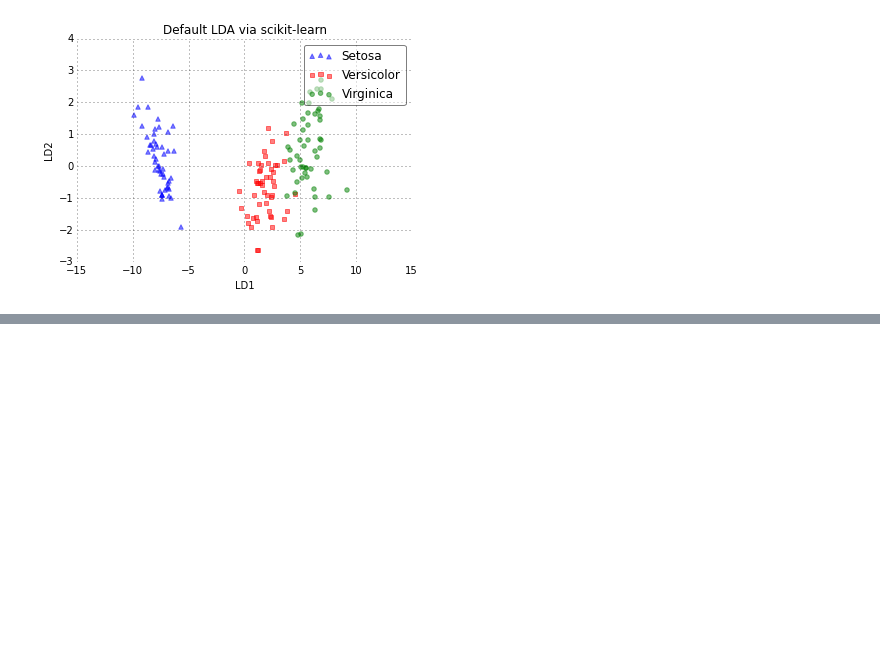
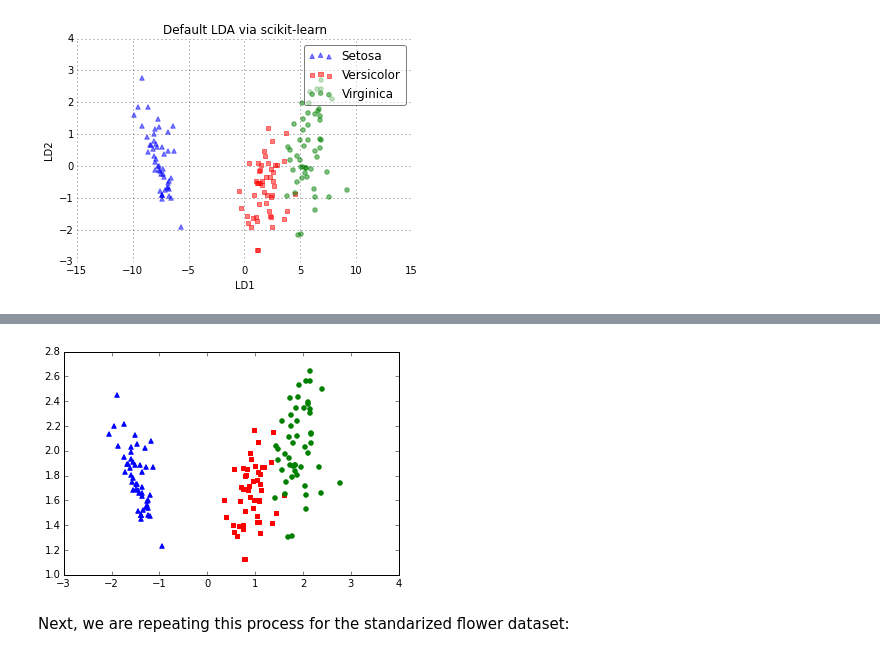
Before and after one commit to rasbt/pattern_classification, a Jupyter notebook: dimensionality_reduction/projection/linear_discriminant_analysis.ipynb, the cells around one changed output, grey strips where cells are left out. Drawn from its saved outputs; the diff is of its cells as text; code cells hidden in the pictures; blank space fills up the shorter version.

```diff
--- a/dimensionality_reduction/projection/linear_discriminant_analysis.ipynb
+++ b/dimensionality_reduction/projection/linear_discriminant_analysis.ipynb
@@ -828,0 +814,10 @@ plot_scikit_lda(X_lda_sklearn, title='Default LDA via scikit-learn', mirror=(-1)
+# %%
+%matplotlib inline
+import pandas as pd
+import matplotlib.pyplot as plt
+
+import pandas as pd
+
+df = pd.read_csv('https://archive.ics.uci.edu/ml/machine-learning-databases/iris/iris.data', header=None)
+df[4] = df[4].map({'Iris-setosa':0, 'Iris-versicolor':1, 'Iris-virginica':2})
+df.tail()
@@ -828,0 +837,4 @@ plot_scikit_lda(X_lda_sklearn, title='Default LDA via scikit-learn', mirror=(-1)
+# %%
+y, X = df.iloc[:, 4].values, df.iloc[:, 0:4].values
+X_cent = X - X.mean(axis=0)
+X_std = X_cent / X.std(axis=0)
@@ -828,0 +889,6 @@ plot_scikit_lda(X_lda_sklearn, title='Default LDA via scikit-learn', mirror=(-1)
+# %%
+S_W, S_B = scatter_within(X, y), scatter_between(X, y)
+eig_vals, eig_vecs = np.linalg.eig(np.linalg.inv(S_W).dot(S_B))
+W = get_components(eig_vals, eig_vecs, n_comp=2)
+print('EigVals: %s\n\nEigVecs: %s' % (eig_vals, eig_vecs))
+print('\nW: %s' % W)
@@ -828,0 +907,10 @@ plot_scikit_lda(X_lda_sklearn, title='Default LDA via scikit-learn', mirror=(-1)
+# %%
+X_lda = X.dot(W)
+for label,marker,color in zip(
+        np.unique(y),('^', 's', 'o'),('blue', 'red', 'green')):
+    plt.scatter(X_lda[y==label, 0], X_lda[y==label, 1],
+                color=color, marker=marker)
+# %% [output]
+[figure, added]
+# %% [markdown]
+Next, we are repeating this process for the standarized flower dataset:
```
Also changed, not shown: parts of 19 cells of this notebook, 1 other file.
